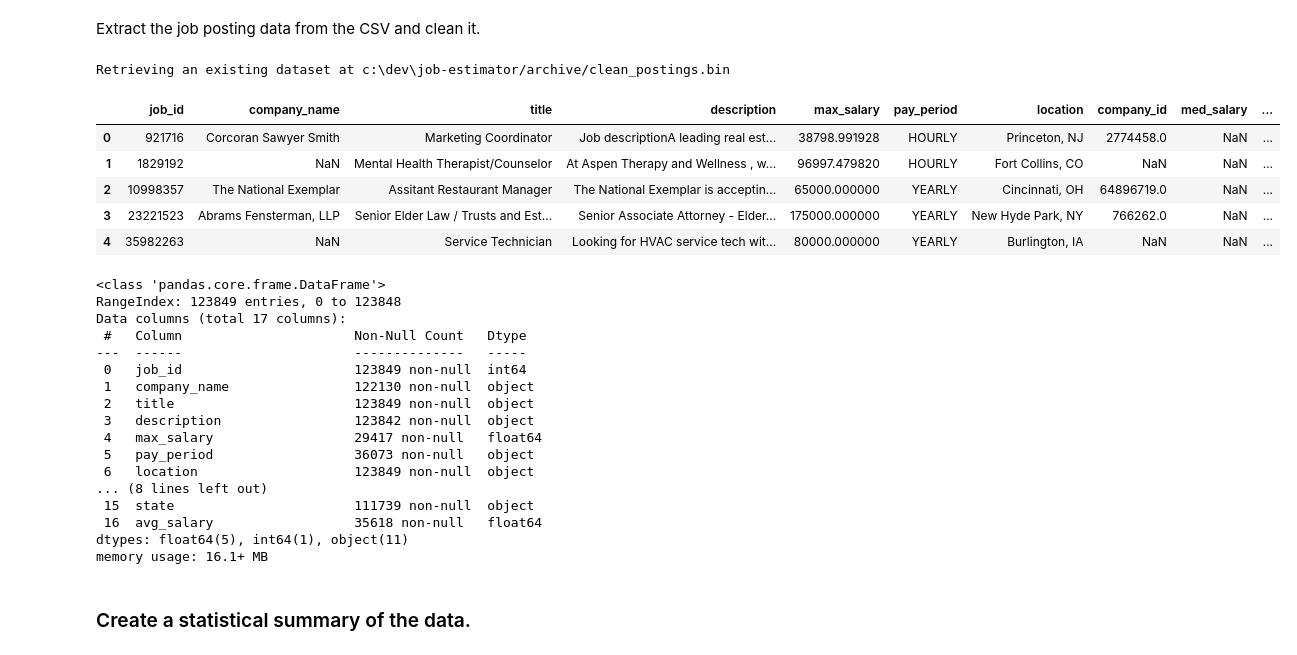
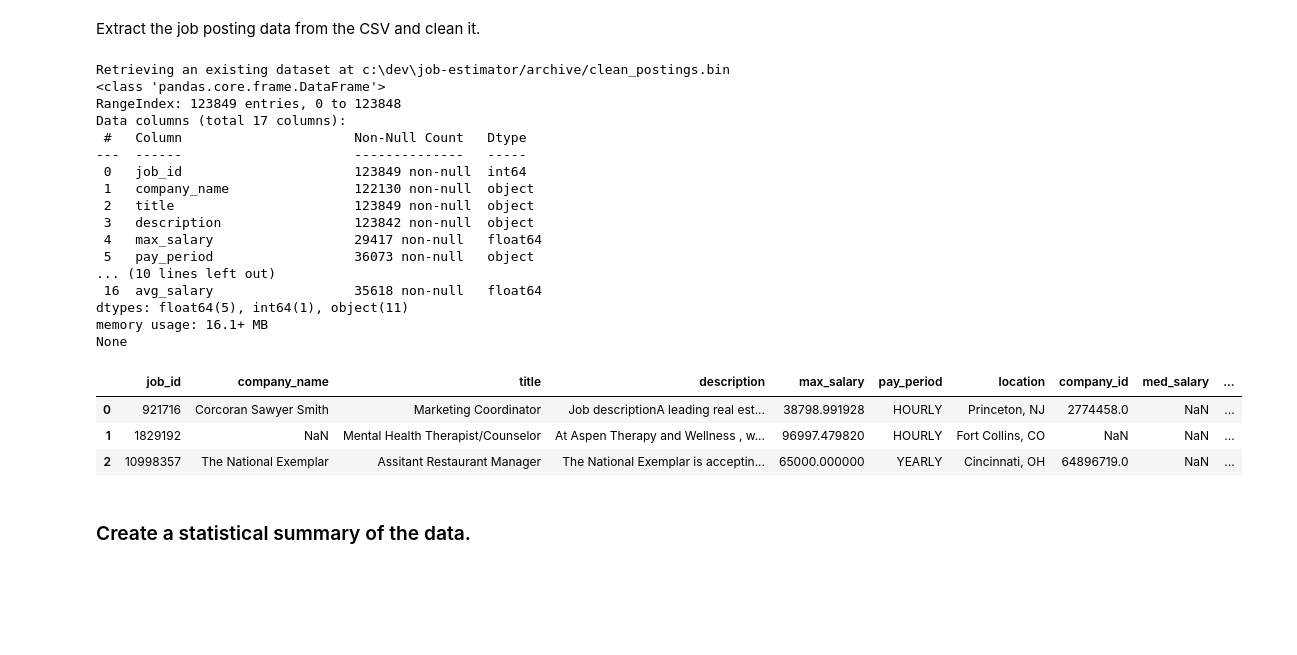
Before and after one commit to Trail3lazer/pay-estimator, a Jupyter notebook: job-estimator.ipynb, the cells around one changed output. Saved outputs shown, nothing was run; the diff lists cells and outputs as text; code cells hidden in the pictures; blank space fills up the shorter version.

```diff
--- a/job-estimator.ipynb
+++ b/job-estimator.ipynb
@@ -40,42 +40,38 @@ Extract the job posting data from the CSV and clean it.
 # %%
 dm = DataManager()
 df = dm.get_postings().copy()
+
+print(df.info())
 
 def shorten_long_cols(row):
     for name in ['description','skills_desc']:
         if isinstance(row[name], str):
             row[name] = row[name][:150] + '...'
     return row
 
-display(HTML(df.head(5).apply(shorten_long_cols, axis=1).to_html()))
+display(HTML(df.head(3).apply(shorten_long_cols, axis=1).to_html()))
 # %% [output]
 Retrieving an existing dataset at c:\dev\job-estimator/archive/clean_postings.bin
+<class 'pandas.core.frame.DataFrame'>
+RangeIndex: 123849 entries, 0 to 123848
+Data columns (total 17 columns):
+ #   Column                      Non-Null Count   Dtype
+---  ------                      --------------   -----
+ 0   job_id                      123849 non-null  int64
+ 1   company_name                122130 non-null  object
+ 2   title                       123849 non-null  object
+ 3   description                 123842 non-null  object
+ 4   max_salary                  29417 non-null   float64
+ 5   pay_period                  36073 non-null   object
+... (10 lines left out)
+ 16  avg_salary                  35618 non-null   float64
+dtypes: float64(5), int64(1), object(11)
+memory usage: 16.1+ MB
+None
 |  | job_id | company_name | title | description | max_salary | pay_period | location | company_id | med_salary | ... |
 | 0 | 921716 | Corcoran Sawyer Smith | Marketing Coordinator | Job descriptionA leading real est... | 38798.991928 | HOURLY | Princeton, NJ | 2774458.0 | NaN | ... |
 | 1 | 1829192 | NaN | Mental Health Therapist/Counselor | At Aspen Therapy and Wellness , w... | 96997.479820 | HOURLY | Fort Collins, CO | NaN | NaN | ... |
 | 2 | 10998357 | The National Exemplar | Assitant Restaurant Manager | The National Exemplar is acceptin... | 65000.000000 | YEARLY | Cincinnati, OH | 64896719.0 | NaN | ... |
-| 3 | 23221523 | Abrams Fensterman, LLP | Senior Elder Law / Trusts and Est... | Senior Associate Attorney - Elder... | 175000.000000 | YEARLY | New Hyde Park, NY | 766262.0 | NaN | ... |
-| 4 | 35982263 | NaN | Service Technician | Looking for HVAC service tech wit... | 80000.000000 | YEARLY | Burlington, IA | NaN | NaN | ... |
-# %%
-df.info()
-# %% [output]
-<class 'pandas.core.frame.DataFrame'>
-RangeIndex: 123849 entries, 0 to 123848
-Data columns (total 17 columns):
- #   Column                      Non-Null Count   Dtype
----  ------                      --------------   -----
- 0   job_id                      123849 non-null  int64
- 1   company_name                122130 non-null  object
- 2   title                       123849 non-null  object
- 3   description                 123842 non-null  object
- 4   max_salary                  29417 non-null   float64
- 5   pay_period                  36073 non-null   object
- 6   location                    123849 non-null  object
-... (8 lines left out)
- 15  state                       111739 non-null  object
- 16  avg_salary                  35618 non-null   float64
-dtypes: float64(5), int64(1), object(11)
-memory usage: 16.1+ MB
 # %% [markdown]
 ### Create a statistical summary of the data.
 # %%
```
Also changed, not shown: parts of 10 cells of this notebook, 5 other files.
